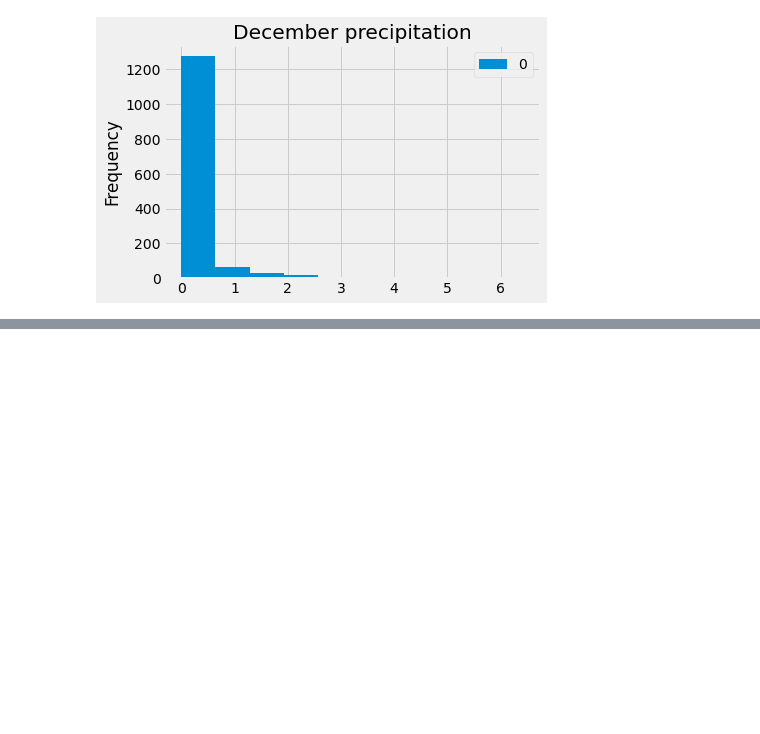
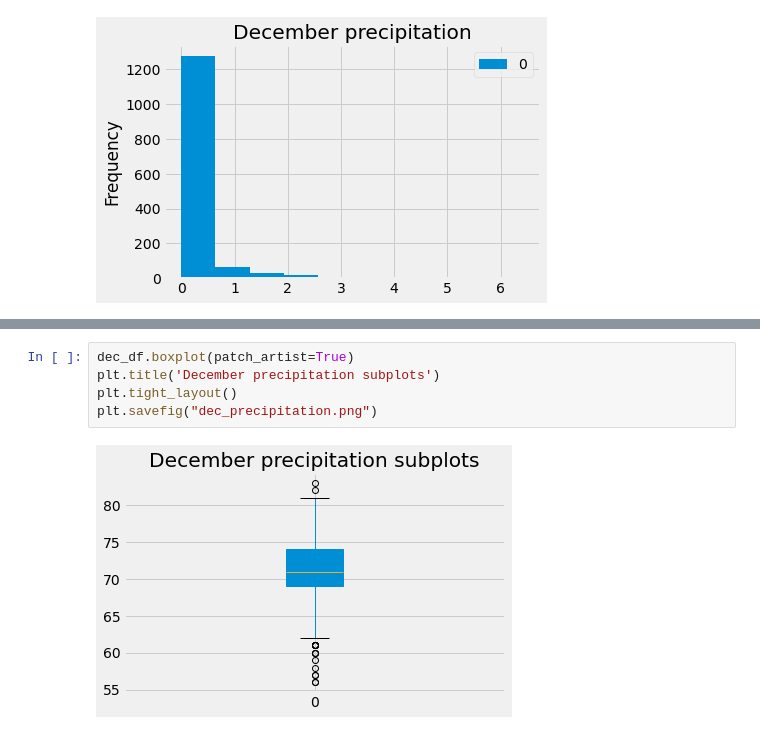
Before and after one commit to shimengya/surfs_up, a Jupyter notebook: SurfsUp_Challenge.ipynb, the cells around one changed output, grey strips where cells are left out. Drawn from its saved outputs; the diff is of its cells as text; blank space fills up the shorter version.

```diff
--- a/SurfsUp_Challenge.ipynb
+++ b/SurfsUp_Challenge.ipynb
@@ -232,0 +274,7 @@ plt.tight_layout
+# %%
+dec_df.boxplot(patch_artist=True)
+plt.title('December precipitation subplots')
+plt.tight_layout()
+plt.savefig("dec_precipitation.png")
+# %% [output]
+[figure, added]
```
Also changed, not shown: parts of 6 cells of this notebook.
